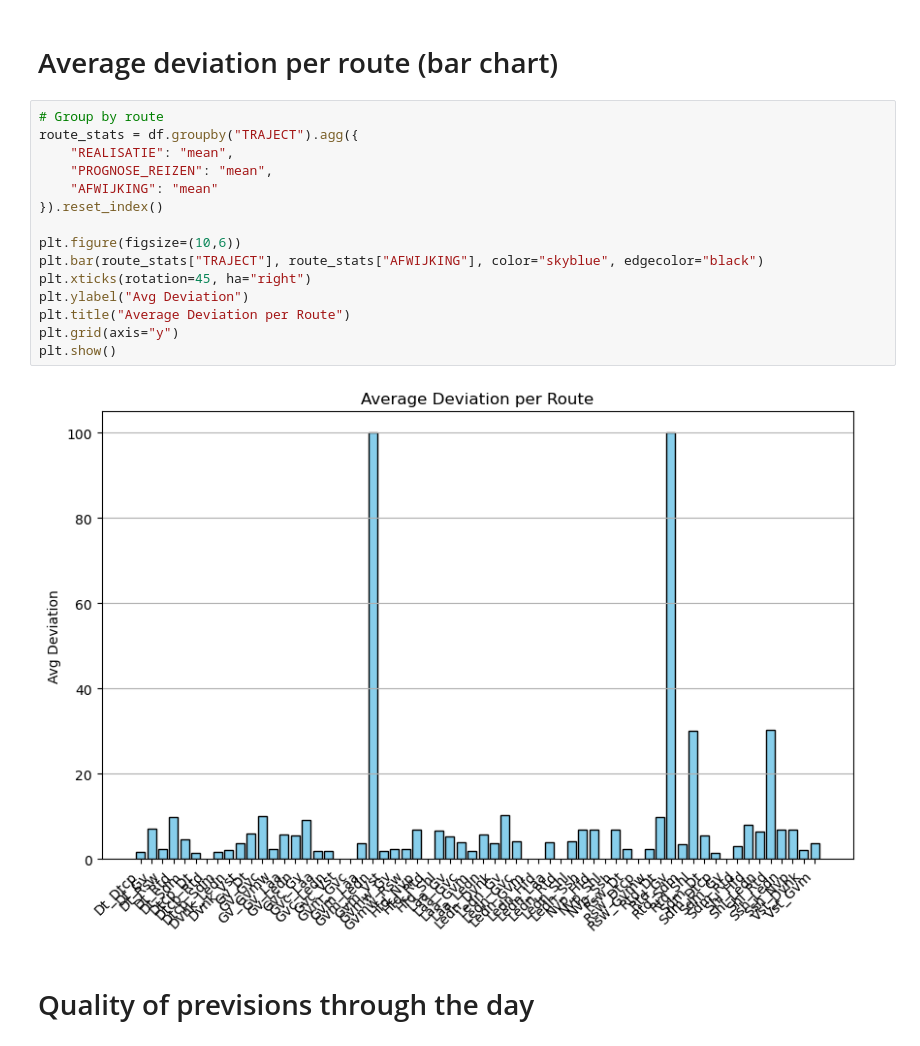
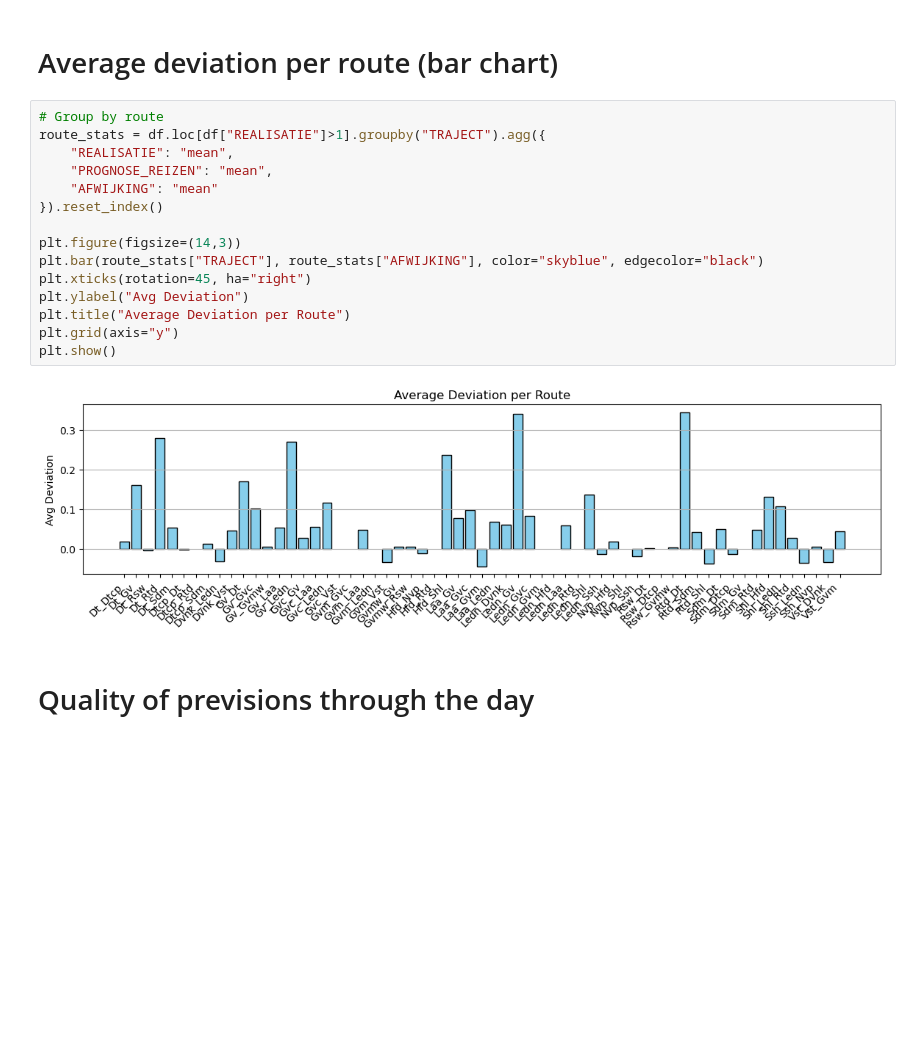
Before and after one commit to Merelkramer/Group2_NS, a Jupyter notebook: DataViz.ipynb, the cells around one changed output. Drawn from its saved outputs; the diff is of its cells as text; blank space fills up the shorter version.

```diff
--- a/DataViz.ipynb
+++ b/DataViz.ipynb
@@ -491,21 +514,21 @@ poly_map
 # Average deviation per route (bar chart)
 # %%
 # Group by route
-route_stats = df.groupby("TRAJECT").agg({
+route_stats = df.loc[df["REALISATIE"]>1].groupby("TRAJECT").agg({
     "REALISATIE": "mean",
     "PROGNOSE_REIZEN": "mean",
     "AFWIJKING": "mean"
 }).reset_index()
 
-plt.figure(figsize=(10,6))
+plt.figure(figsize=(14,3))
 plt.bar(route_stats["TRAJECT"], route_stats["AFWIJKING"], color="skyblue", edgecolor="black")
 plt.xticks(rotation=45, ha="right")
 plt.ylabel("Avg Deviation")
 plt.title("Average Deviation per Route")
 plt.grid(axis="y")
 plt.show()
 # %% [output]
-[figure, old version]
+[figure, new version]
 # %% [markdown]
 # Quality of previsions through the day
 # %% [markdown]
```
Also changed, not shown: parts of 20 cells of this notebook, 1 other file.
